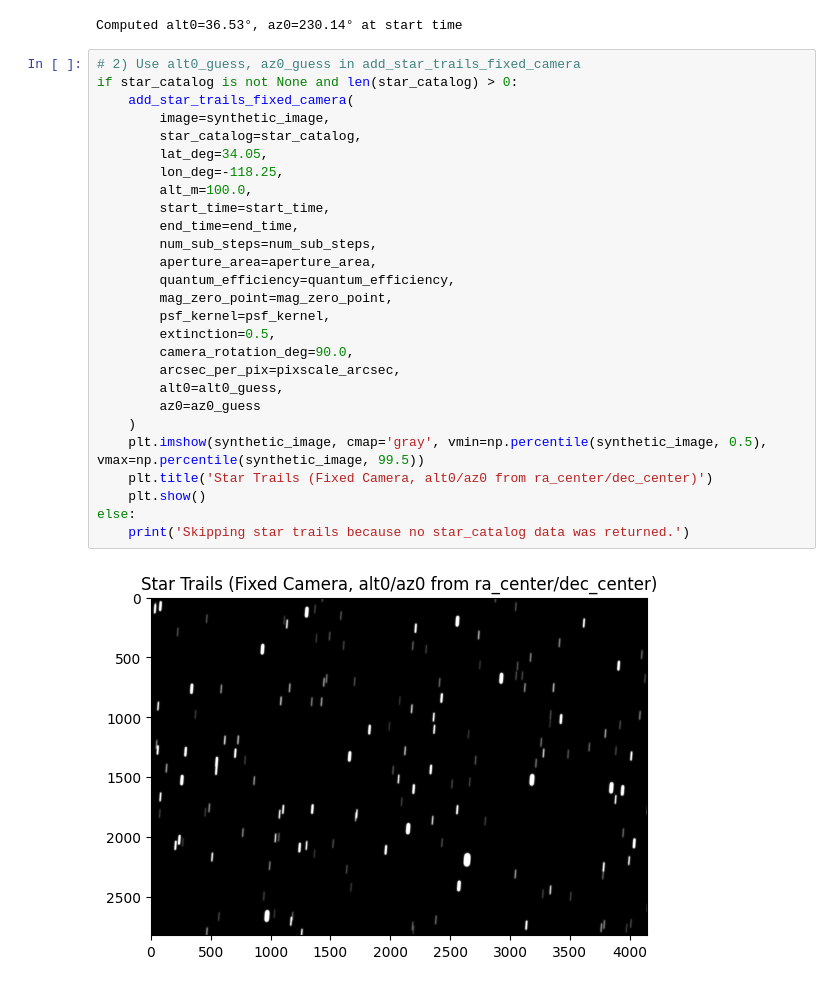
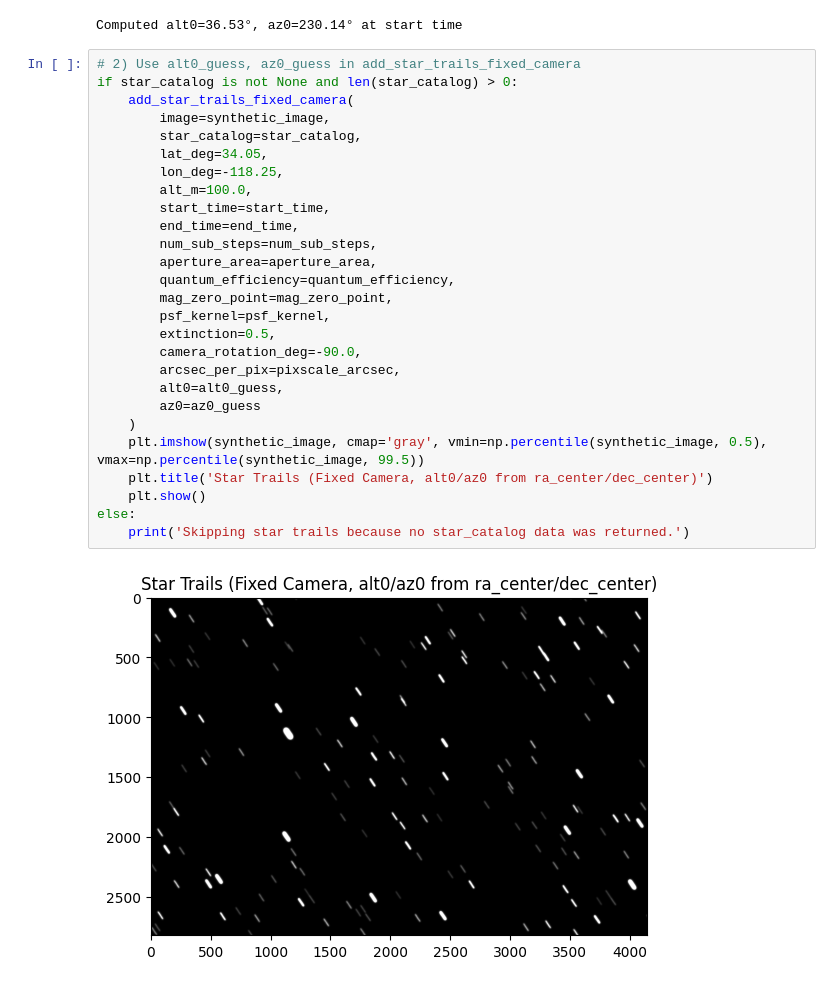
Before and after one commit to michaelstanton/synthetic-fits, a Jupyter notebook: generate-fits.ipynb, the cells around one changed output. Cells and saved outputs as stored; diff of their text form.

```diff
--- a/generate-fits.ipynb
+++ b/generate-fits.ipynb
@@ -119,32 +119,32 @@ Computed alt0=36.53°, az0=230.14° at start time
 # %%
 # 2) Use alt0_guess, az0_guess in add_star_trails_fixed_camera
 if star_catalog is not None and len(star_catalog) > 0:
     add_star_trails_fixed_camera(
         image=synthetic_image,
         star_catalog=star_catalog,
         lat_deg=34.05,
         lon_deg=-118.25,
         alt_m=100.0,
         start_time=start_time,
         end_time=end_time,
         num_sub_steps=num_sub_steps,
         aperture_area=aperture_area,
         quantum_efficiency=quantum_efficiency,
         mag_zero_point=mag_zero_point,
         psf_kernel=psf_kernel,
         extinction=0.5,
-        camera_rotation_deg=90.0,
+        camera_rotation_deg=-90.0,
         arcsec_per_pix=pixscale_arcsec,
         alt0=alt0_guess,
         az0=az0_guess
     )
     plt.imshow(synthetic_image, cmap='gray', vmin=np.percentile(synthetic_image, 0.5), vmax=np.percentile(synthetic_image, 99.5))
     plt.title('Star Trails (Fixed Camera, alt0/az0 from ra_center/dec_center)')
     plt.show()
 else:
     print('Skipping star trails because no star_catalog data was returned.')
 # %% [output]
-[figure, old version]
+[figure, new version]
 # %%
 # Optional: Add noise
 read_noise_e = 5.0
```
Also changed, not shown: parts of 2 cells of this notebook.
